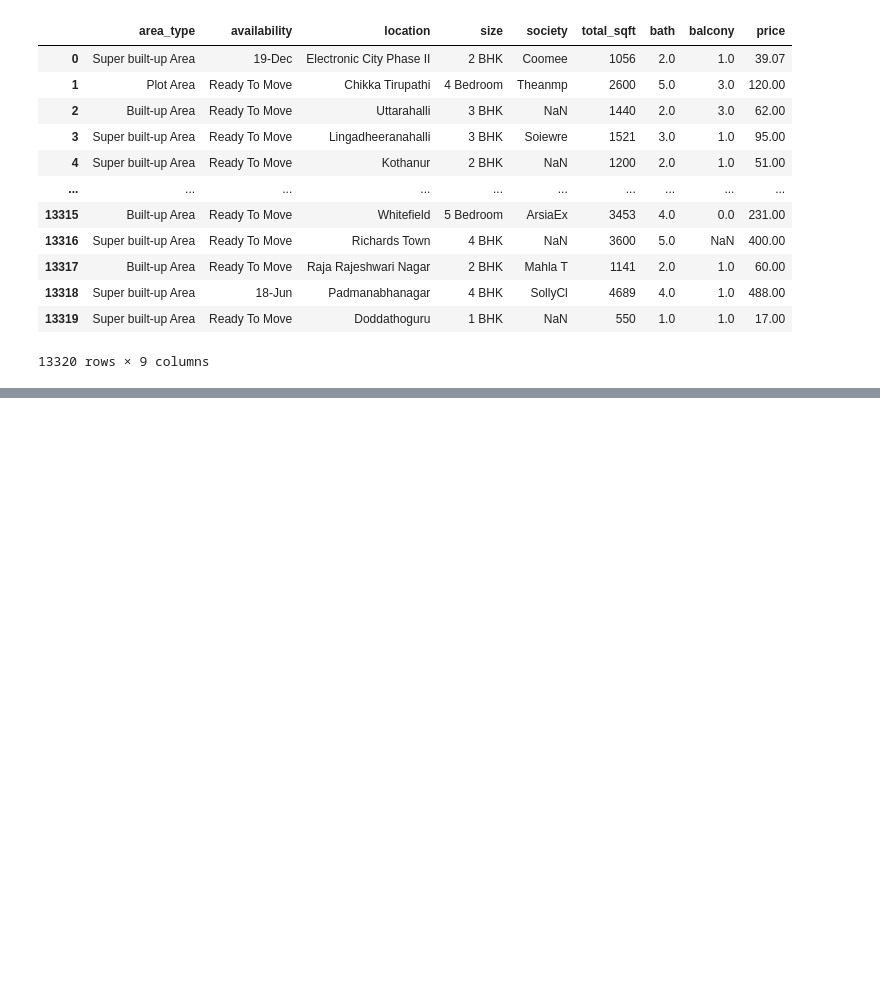
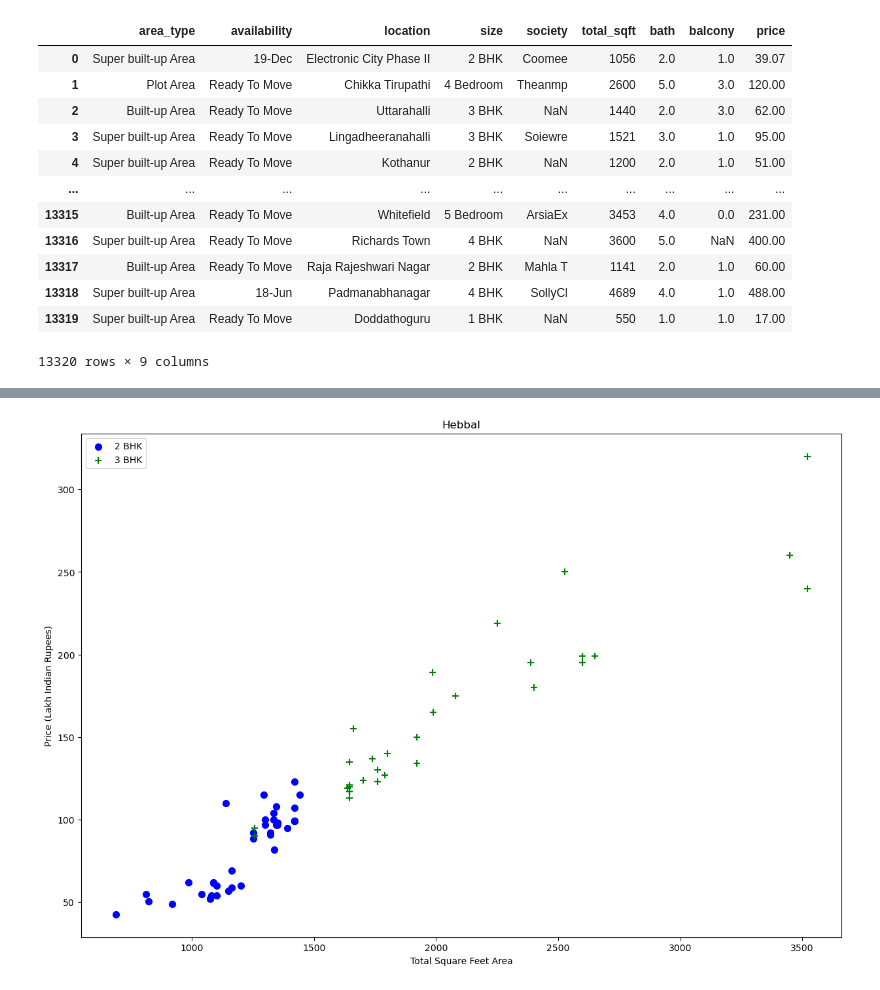
Before and after one commit to erbrchoudhary93/machine_earning, a Jupyter notebook: home_price_predection.ipynb, the cells around one changed output, grey strips where cells are left out. Saved outputs shown, nothing was run; the diff lists cells and outputs as text; code cells hidden in the pictures; blank space fills up the shorter version.

```diff
--- a/home_price_predection.ipynb
+++ b/home_price_predection.ipynb
@@ -22,0 +449,4 @@ df
+# %%
+plot_scatter_chart(df5,"Hebbal")
+# %% [output]
+[figure, added]
```
Also changed, not shown: parts of 100 cells of this notebook, 2 other files.
